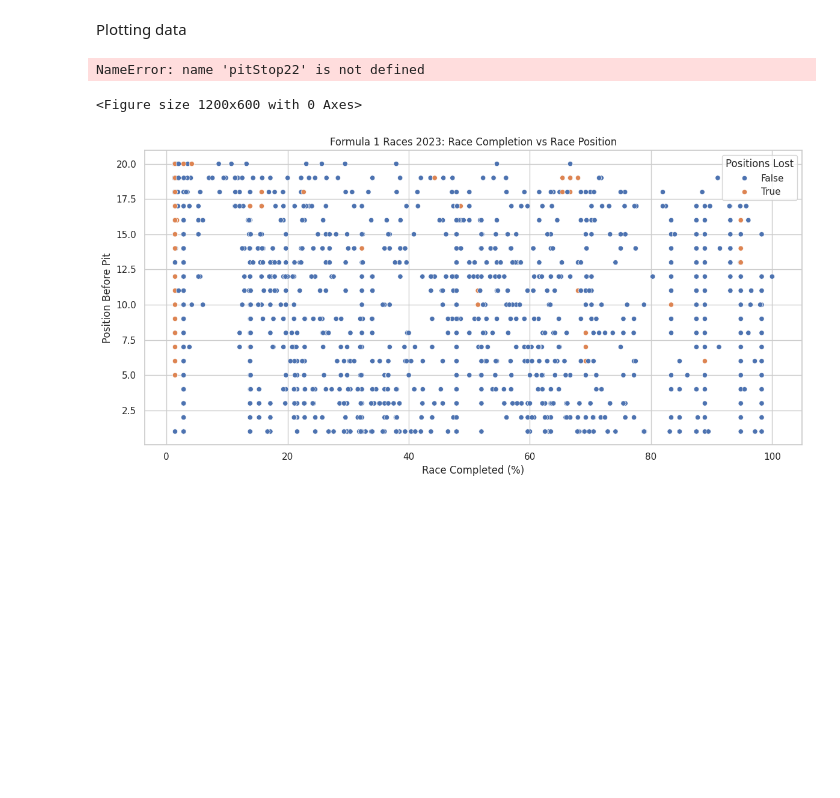
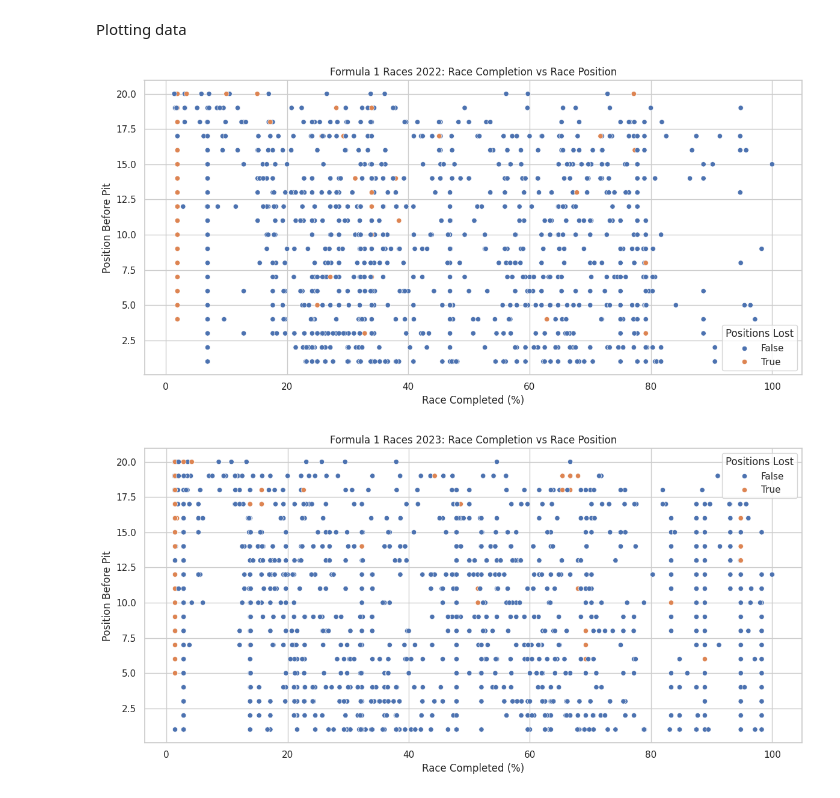
Before and after one commit to mistryvivek/AutoF1-RNN-Race-Simulator, a Jupyter notebook: Lit_Review_Data_Analysis.ipynb, the cells around one changed output. Saved outputs shown, nothing was run; the diff lists cells and outputs as text; code cells hidden in the pictures; blank space fills up the shorter version.

```diff
--- a/Lit_Review_Data_Analysis.ipynb
+++ b/Lit_Review_Data_Analysis.ipynb
@@ -225,13 +223,13 @@ Modified function to use CSV data instead
 # %%
 # Create a fn which can takes each race and add more relevent pit stops information into the same df.
 def getPitStopsDfWithCSV(year, version):
-  dfCalender = pd.read_csv(f'drive/MyDrive/prbx_data/{version}_data/{year}/eventCalender{year}.csv')
+  dfCalender = pd.read_csv(f'{BASE_PATH}/{year}/eventCalender{year}.csv')
   # Store all pit stop info.
   pitstopDf = pd.DataFrame(columns=["Positions Lost", "Race Completed", "Position Before Pit"])
 
   for _, row in dfCalender.iterrows():
     if row['EventFormat'] != 'testing':
-      raceDf = pd.read_csv(f'drive/MyDrive/prbx_data/{version}_data/{year}/{row["RoundNumber"]}_{row["OfficialEventName"].replace(" ", "_")}/{row["RoundNumber"]}_{row["OfficialEventName"].replace(" ", "_")}_Race.csv')
+      raceDf = pd.read_csv(f'{BASE_PATH}/{year}/{row["RoundNumber"]}_{row["OfficialEventName"].replace(" ", "_")}/{row["RoundNumber"]}_{row["OfficialEventName"].replace(" ", "_")}_Race.csv')
 
       # If they have not got into pits, stop has not taken place.
       race_laps_with_pit_stop = raceDf[~raceDf['PitInTime'].isnull()]
@@ -262,6 +260,8 @@ def getPitStopsDfWithCSV(year, version):
   return pitstopDf
 
 pitstops23 = getPitStopsDfWithCSV(2023, 'v1')
+# %%
+pitstops22 = getPitStopsDfWithCSV(2022, 'v1')
 # %% [markdown]
 Plotting data
 # %%
@@ -271,22 +271,21 @@ import seaborn as sns
 # %%
 # Set the style of seaborn
 sns.set(style="whitegrid")
 
 # Create a figure and axis
 plt.figure(figsize=(12, 6))
 
 # Plot "Position Before Pit" vs. "Race Completed"
-sns.scatterplot(x="Race Completed", y="Position Before Pit", hue="Positions Lost", data=pitStop22, color="blue")
+sns.scatterplot(x="Race Completed", y="Position Before Pit", hue="Positions Lost", data=pitstops22, color="blue")
 plt.title("Formula 1 Races 2022: Race Completion vs Race Position")
 plt.xlabel("Race Completed (%)")
 plt.ylabel("Position Before Pit")
 
 # Adjust layout
 plt.tight_layout()
 plt.show()
 # %% [output]
-NameError: name 'pitStop22' is not defined
-<Figure size 1200x600 with 0 Axes>
+[figure, added]
 # %%
 # Set the style of seaborn
 sns.set(style="whitegrid")
```
Also changed, not shown: parts of 10 cells of this notebook.
